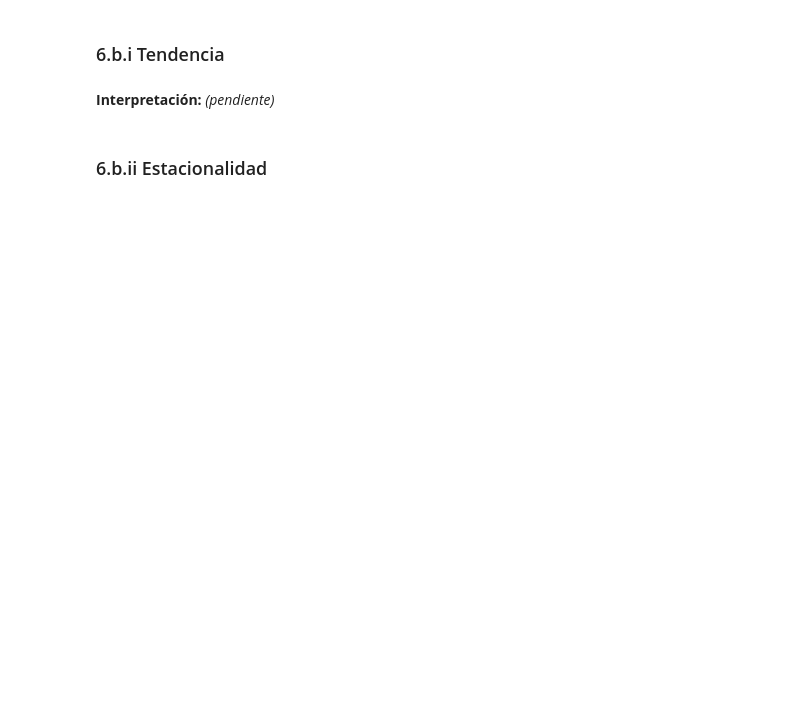
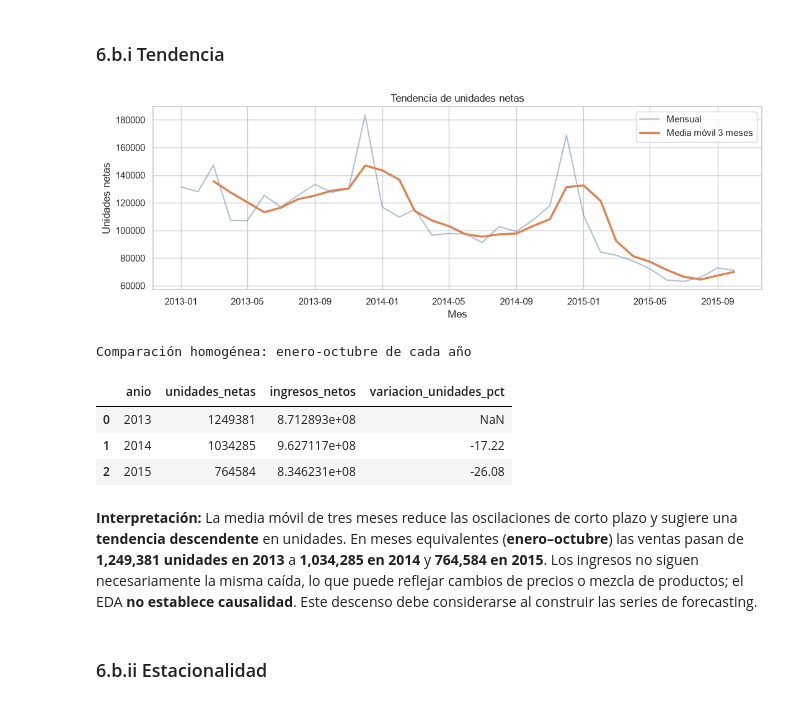
Before and after one commit to alfredo1010/proyecto_predict_future_sales, a Jupyter notebook: notebooks/01_exploratory_data_analysis.ipynb, the cells around one changed output. Saved outputs shown, nothing was run; the diff lists cells and outputs as text; code cells hidden in the pictures; blank space fills up the shorter version.

```diff
--- a/notebooks/01_exploratory_data_analysis.ipynb
+++ b/notebooks/01_exploratory_data_analysis.ipynb
@@ -704,6 +847,30 @@ En los tres casos de la misma tienda, los periodos son **complementarios** (una
 # %% [markdown]
 ### 6.b.i Tendencia
+# %%
+# Tendencia suavizada de 3 meses y comparación de enero-octubre entre años completos/parciales.
+serie_tendencia = ventas_mes.copy()
+serie_tendencia["media_movil_3m"] = serie_tendencia["unidades_netas"].rolling(3, min_periods=3).mean()
+fig, ax = plt.subplots(figsize=(11, 4))
+ax.plot(serie_tendencia.periodo, serie_tendencia.unidades_netas, alpha=.45, label="Mensual")
+ax.plot(serie_tendencia.periodo, serie_tendencia.media_movil_3m, lw=2.5, label="Media móvil 3 meses")
+ax.set(title="Tendencia de unidades netas", xlabel="Mes", ylabel="Unidades netas")
+ax.legend()
+plt.tight_layout()
+plt.show()
+comp_ene_oct = ventas_mes.loc[ventas_mes.periodo.dt.month <= 10].copy()
+comp_ene_oct["anio"] = comp_ene_oct.periodo.dt.year
+comp_ene_oct = comp_ene_oct.groupby("anio", as_index=False)[["unidades_netas", "ingresos_netos"]].sum()
+comp_ene_oct["variacion_unidades_pct"] = comp_ene_oct.unidades_netas.pct_change() * 100
+print("Comparación homogénea: enero-octubre de cada año")
+display(comp_ene_oct.round(2))
+# %% [output]
+[figure, added]
+Comparación homogénea: enero-octubre de cada año
+|  | anio | unidades_netas | ingresos_netos | variacion_unidades_pct |
+| 0 | 2013 | 1249381 | 8.712893e+08 | NaN |
+| 1 | 2014 | 1034285 | 9.627117e+08 | -17.22 |
+| 2 | 2015 | 764584 | 8.346231e+08 | -26.08 |
 # %% [markdown]
-**Interpretación:** *(pendiente)*
+**Interpretación:** La media móvil de tres meses reduce las oscilaciones de corto plazo y sugiere una **tendencia descendente** en unidades. En meses equivalentes (**enero–octubre**) las ventas pasan de **1,249,381 unidades en 2013** a **1,034,285 en 2014** y **764,584 en 2015**. Los ingresos no siguen necesariamente la misma caída, lo que puede reflejar cambios de precios o mezcla de productos; el EDA **no establece causalidad**. Este descenso debe considerarse al construir las series de forecasting.
 # %% [markdown]
 ### 6.b.ii Estacionalidad
```
Also changed, not shown: parts of 24 cells of this notebook, 2 other files.
